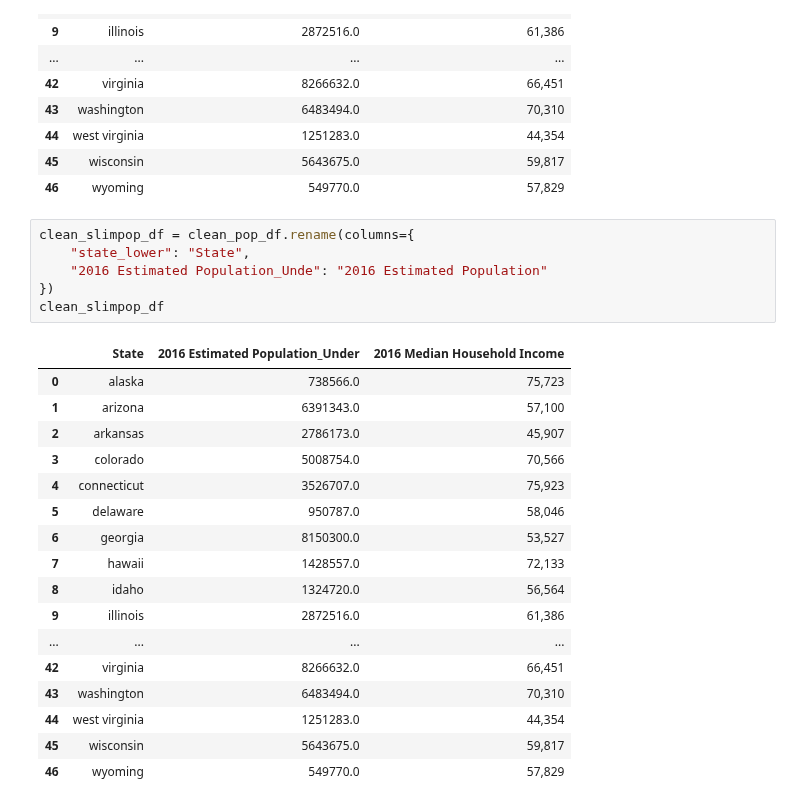
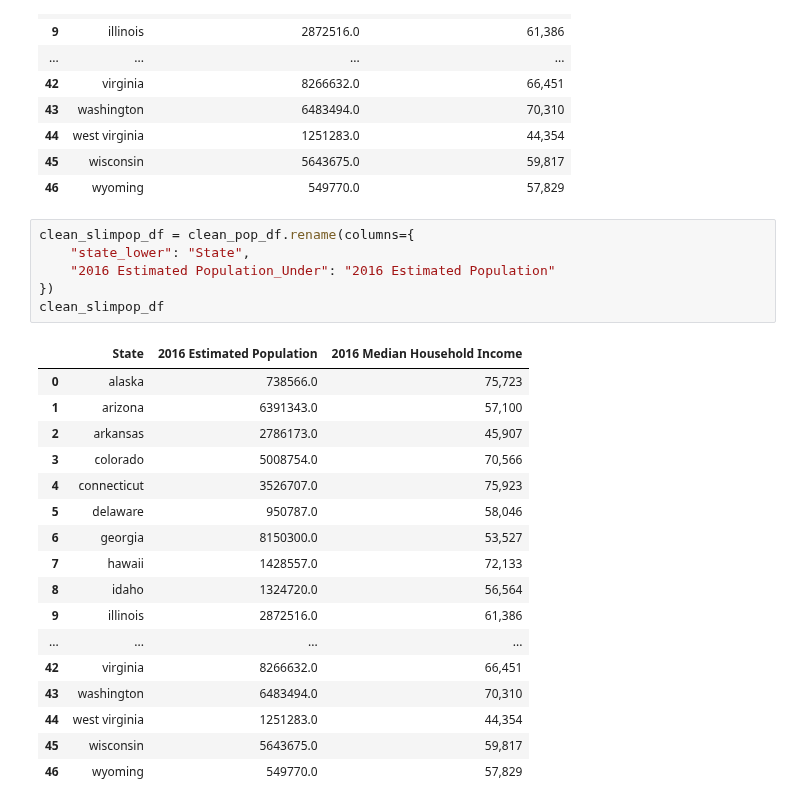
Before and after one commit to sjuarez382/UCI-Group_Project_1-Team9, a Jupyter notebook: State_Crime_Updated.ipynb, the cells around one changed output. Drawn from its saved outputs; the diff is of its cells as text.

```diff
--- a/State_Crime_Updated.ipynb
+++ b/State_Crime_Updated.ipynb
@@ -323,11 +323,11 @@ clean_pop_df
 # %%
 clean_slimpop_df = clean_pop_df.rename(columns={
     "state_lower": "State",
-    "2016 Estimated Population_Unde": "2016 Estimated Population"
+    "2016 Estimated Population_Under": "2016 Estimated Population"
 })
 clean_slimpop_df
 # %% [output]
-|  | State | 2016 Estimated Population_Under | 2016 Median Household Income |
+|  | State | 2016 Estimated Population | 2016 Median Household Income |
 | 0 | alaska | 738566.0 | 75,723 |
 | 1 | arizona | 6391343.0 | 57,100 |
 | 2 | arkansas | 2786173.0 | 45,907 |
```
